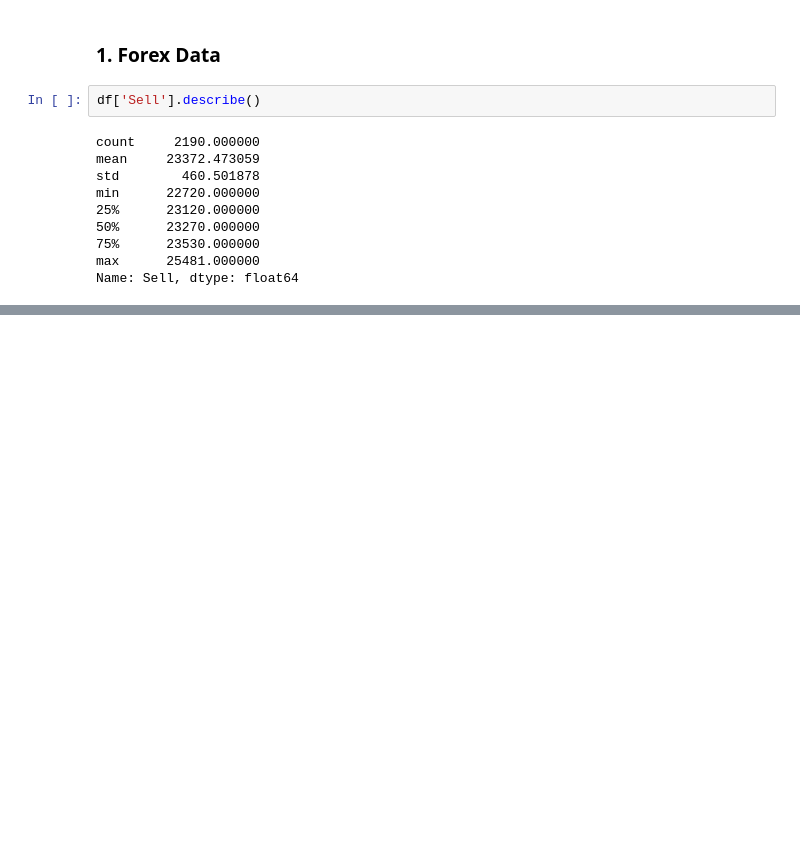
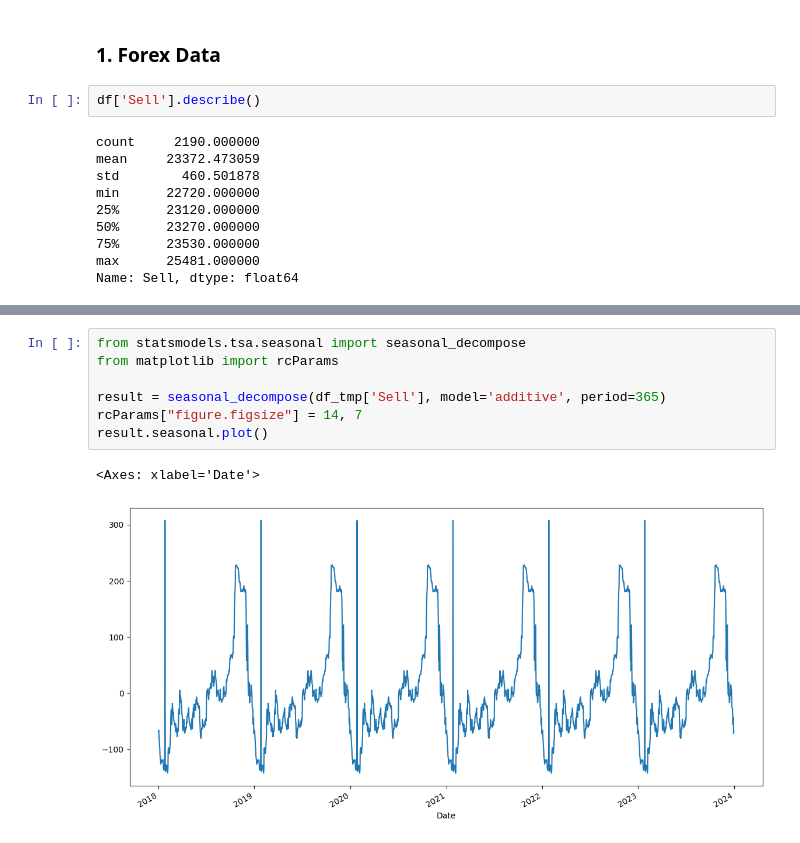
Before and after one commit to VA0211/DSP391m_GROUP3, a Jupyter notebook: eda/eda.ipynb, the cells around one changed output, grey strips where cells are left out. Saved outputs shown, nothing was run; the diff lists cells and outputs as text; blank space fills up the shorter version.

```diff
--- a/eda/eda.ipynb
+++ b/eda/eda.ipynb
@@ -70,0 +84,10 @@ plt.show()
+# %%
+from statsmodels.tsa.seasonal import seasonal_decompose
+from matplotlib import rcParams
+
+result = seasonal_decompose(df_tmp['Sell'], model='additive', period=365)
+rcParams["figure.figsize"] = 14, 7
+result.seasonal.plot()
+# %% [output]
+<Axes: xlabel='Date'>
+[figure, added]
```
Also changed, not shown: parts of 7 cells of this notebook.
